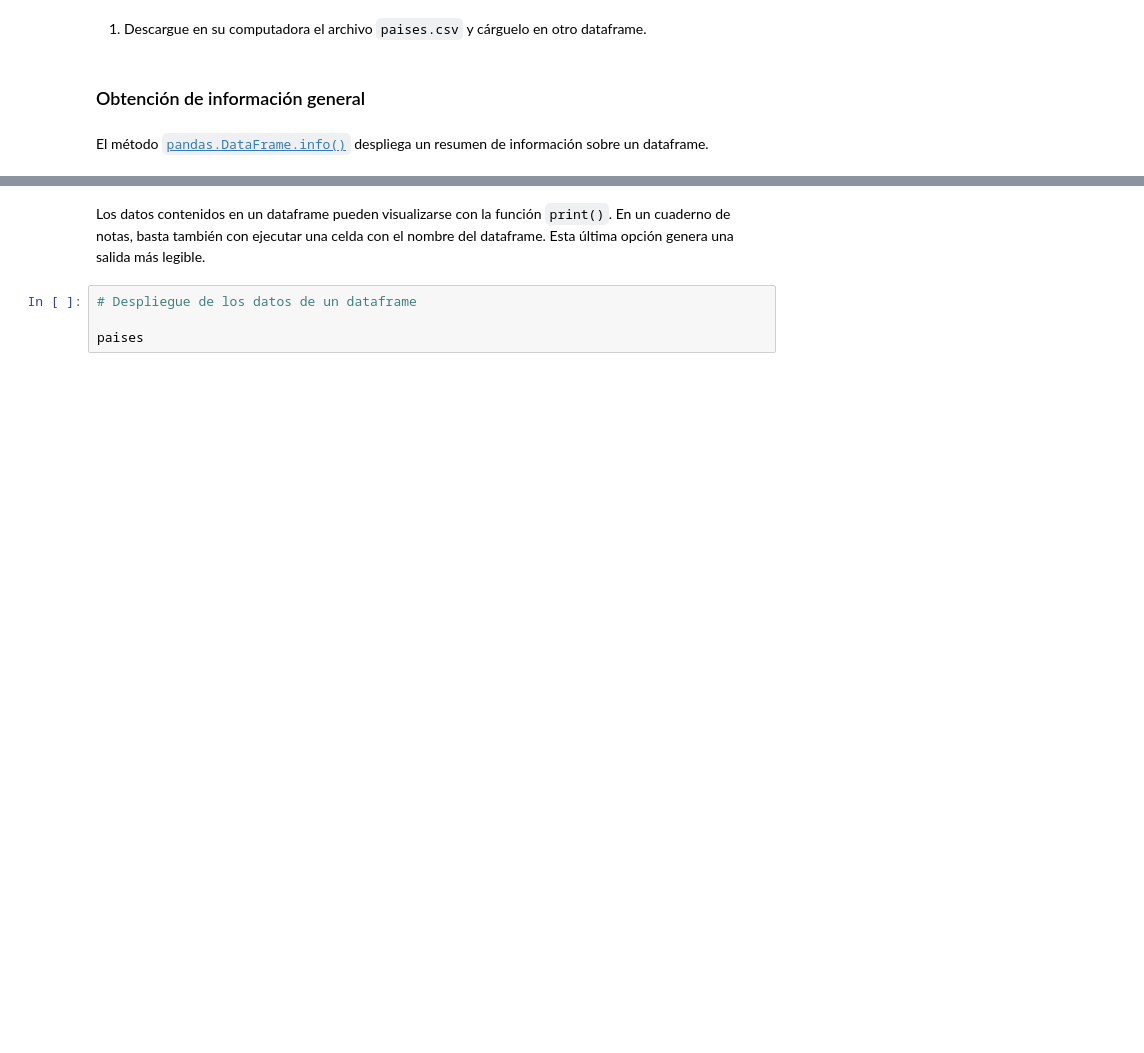
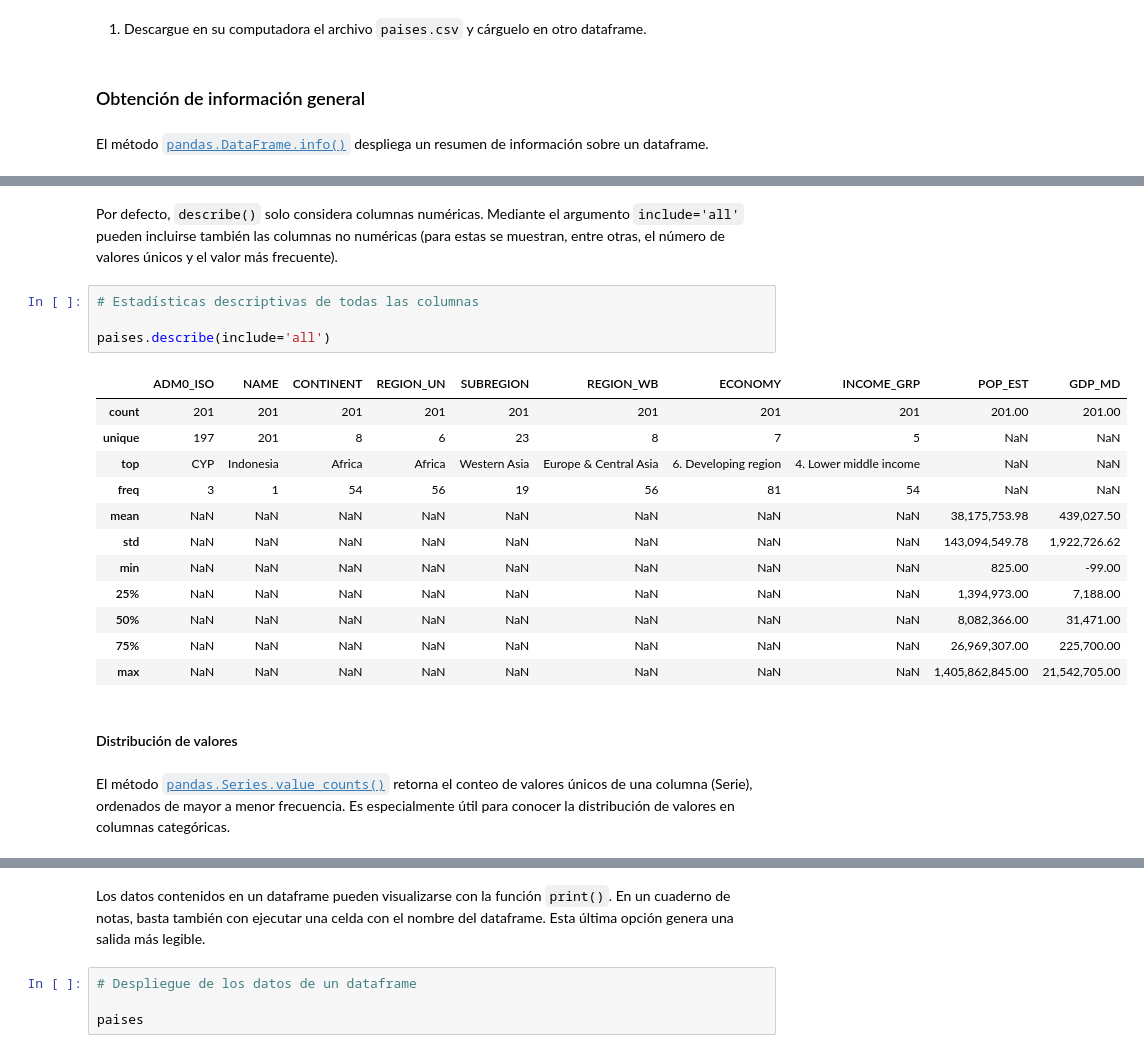
Before and after one commit to tpb708-programacionsig/2026-i, a Jupyter notebook: contenidos/iii-analisis-visualizacion-datos/01-pandas.ipynb, the cells around one changed output, grey strips where cells are left out. Drawn from its saved outputs; the diff is of its cells as text; blank space fills up the shorter version.

```diff
--- a/contenidos/iii-analisis-visualizacion-datos/01-pandas.ipynb
+++ b/contenidos/iii-analisis-visualizacion-datos/01-pandas.ipynb
@@ -208,0 +282,23 @@ memory usage: 15.8+ KB
+# %% [markdown]
+Por defecto, `describe()` solo considera columnas numéricas. Mediante el argumento `include='all'` pueden incluirse también las columnas no numéricas (para estas se muestran, entre otras, el número de valores únicos y el valor más frecuente).
+# %%
+# Estadísticas descriptivas de todas las columnas
+
+paises.describe(include='all')
+# %% [output]
+|  | ADM0_ISO | NAME | CONTINENT | REGION_UN | SUBREGION | REGION_WB | ECONOMY | INCOME_GRP | POP_EST | GDP_MD |
+| count | 201 | 201 | 201 | 201 | 201 | 201 | 201 | 201 | 201.00 | 201.00 |
+| unique | 197 | 201 | 8 | 6 | 23 | 8 | 7 | 5 | NaN | NaN |
+| top | CYP | Indonesia | Africa | Africa | Western Asia | Europe & Central Asia | 6. Developing region | 4. Lower middle income | NaN | NaN |
+| freq | 3 | 1 | 54 | 56 | 19 | 56 | 81 | 54 | NaN | NaN |
+| mean | NaN | NaN | NaN | NaN | NaN | NaN | NaN | NaN | 38,175,753.98 | 439,027.50 |
+| std | NaN | NaN | NaN | NaN | NaN | NaN | NaN | NaN | 143,094,549.78 | 1,922,726.62 |
+| min | NaN | NaN | NaN | NaN | NaN | NaN | NaN | NaN | 825.00 | -99.00 |
+| 25% | NaN | NaN | NaN | NaN | NaN | NaN | NaN | NaN | 1,394,973.00 | 7,188.00 |
+| 50% | NaN | NaN | NaN | NaN | NaN | NaN | NaN | NaN | 8,082,366.00 | 31,471.00 |
+| 75% | NaN | NaN | NaN | NaN | NaN | NaN | NaN | NaN | 26,969,307.00 | 225,700.00 |
+| max | NaN | NaN | NaN | NaN | NaN | NaN | NaN | NaN | 1,405,862,845.00 | 21,542,705.00 |
+# %% [markdown]
+#### Distribución de valores
+# %% [markdown]
+El método [`pandas.Series.value_counts()`](https://pandas.pydata.org/docs/reference/api/pandas.Series.value_counts.html) retorna el conteo de valores únicos de una columna (Serie), ordenados de mayor a menor frecuencia. Es especialmente útil para conocer la distribución de valores en columnas categóricas.
```
Also changed, not shown: parts of 47 cells of this notebook, 2 other files.
